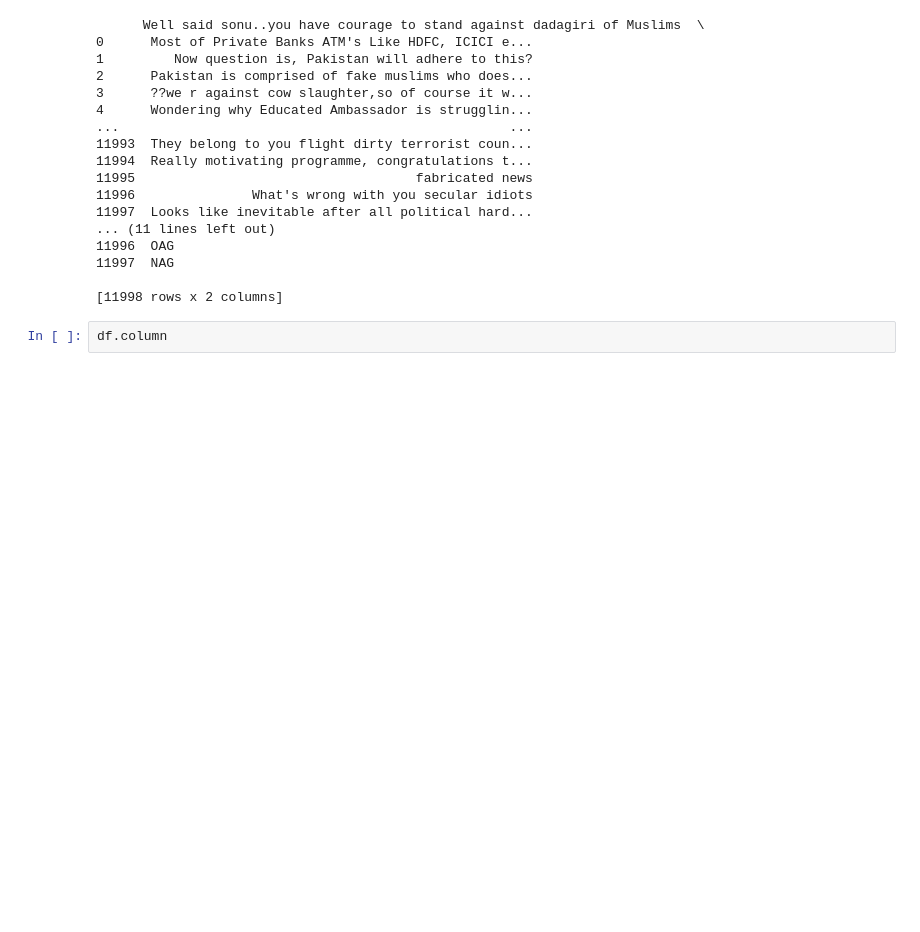
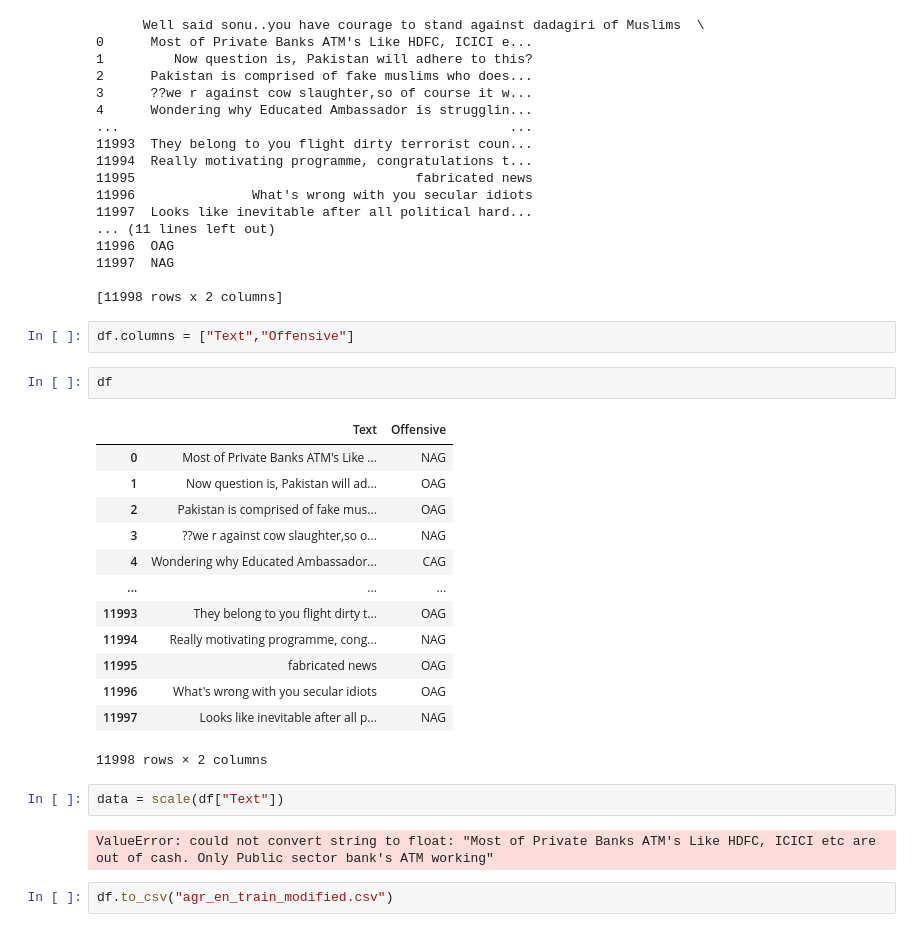
Before and after one commit to hmMythreya/hatespeechdetection, a Jupyter notebook: KMC.ipynb, the cells around one changed output. Saved outputs shown, nothing was run; the diff lists cells and outputs as text; blank space fills up the shorter version.

```diff
--- a/KMC.ipynb
+++ b/KMC.ipynb
@@ -144,5 +144,27 @@ print(df)
 11997  NAG
 
 [11998 rows x 2 columns]
+# %%
+df.columns = ["Text","Offensive"]
 # %%
-df.column
+df
+# %% [output]
+|  | Text | Offensive |
+| 0 | Most of Private Banks ATM's Like ... | NAG |
+| 1 | Now question is, Pakistan will ad... | OAG |
+| 2 | Pakistan is comprised of fake mus... | OAG |
+| 3 | ??we r against cow slaughter,so o... | NAG |
+| 4 | Wondering why Educated Ambassador... | CAG |
+| ... | ... | ... |
+| 11993 | They belong to you flight dirty t... | OAG |
+| 11994 | Really motivating programme, cong... | NAG |
+| 11995 | fabricated news | OAG |
+| 11996 | What's wrong with you secular idiots | OAG |
+| 11997 | Looks like inevitable after all p... | NAG |
+11998 rows × 2 columns
+# %%
+data = scale(df["Text"])
+# %% [output]
+ValueError: could not convert string to float: "Most of Private Banks ATM's Like HDFC, ICICI etc are out of cash. Only Public sector bank's ATM working"
+# %%
+df.to_csv("agr_en_train_modified.csv")
```
Also changed, not shown: 1 other file.
